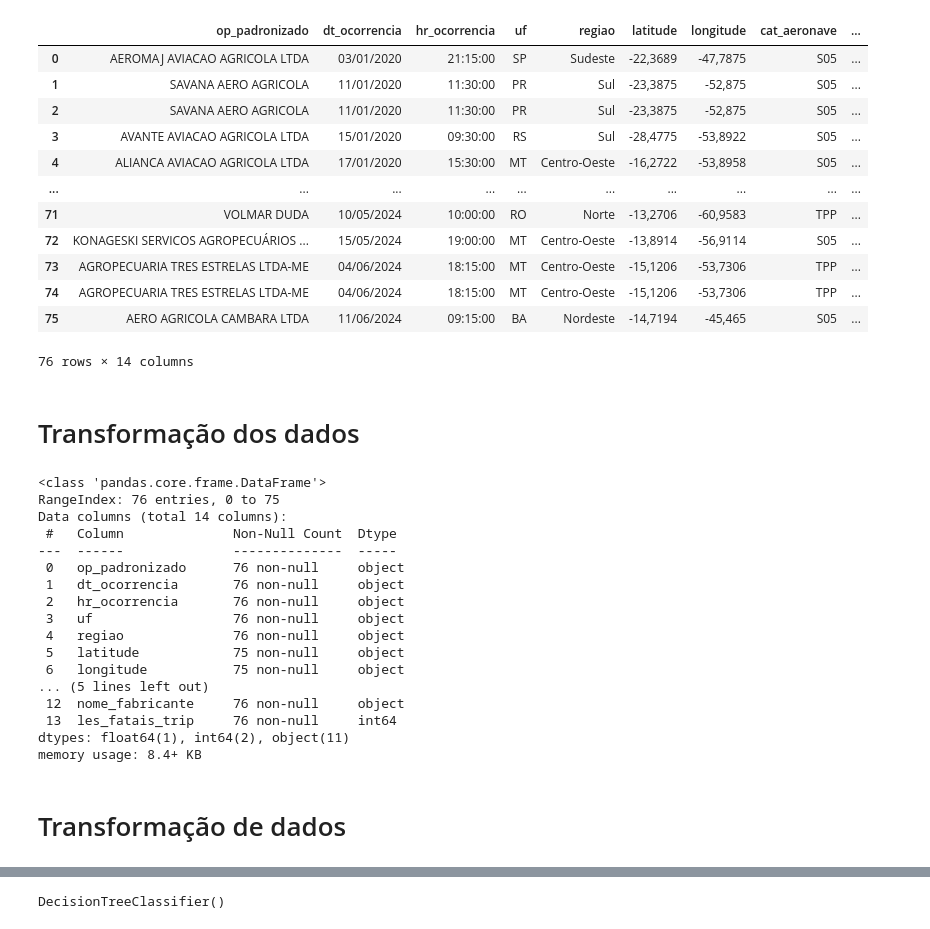
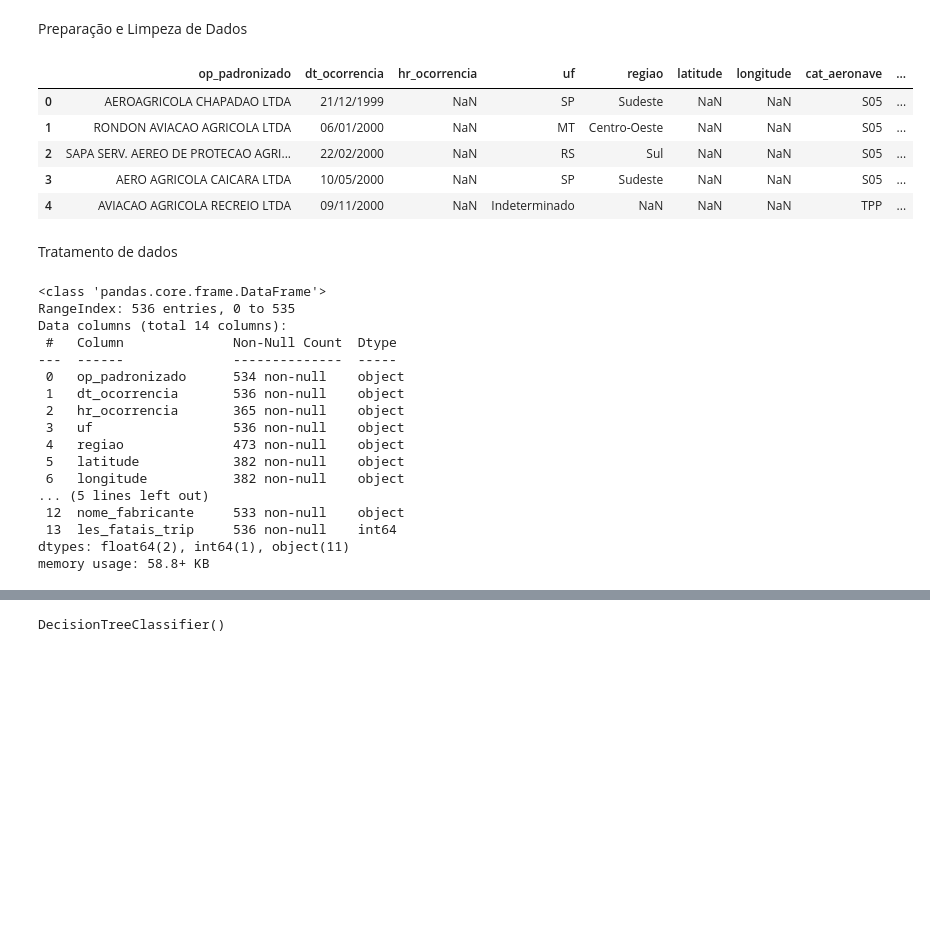
Before and after one commit to vtQuadros/Trabalho-Machine-Learning, a Jupyter notebook: projeto.ipynb, the cells around one changed output, grey strips where cells are left out. Cells and saved outputs as stored; diff of their text form; code cells hidden in the pictures; blank space fills up the shorter version.

```diff
--- a/projeto.ipynb
+++ b/projeto.ipynb
@@ -1 +1,3 @@
+# %% [markdown]
+Preparação e Limpeza de Dados
 # %%
@@ -3,45 +7,35 @@ import pandas as pd
 # %%
-# Leitura dos dados
-df = pd.read_csv("docs/teste.csv")
+# Carregamento e leitura das bibliotecas
+df = pd.read_csv("docs/treino.csv")
 
-df
+df.head()
 # %% [output]
 |  | op_padronizado | dt_ocorrencia | hr_ocorrencia | uf | regiao | latitude | longitude | cat_aeronave | ... |
-| 0 | AEROMAJ AVIACAO AGRICOLA LTDA | 03/01/2020 | 21:15:00 | SP | Sudeste | -22,3689 | -47,7875 | S05 | ... |
-| 1 | SAVANA AERO AGRICOLA | 11/01/2020 | 11:30:00 | PR | Sul | -23,3875 | -52,875 | S05 | ... |
-| 2 | SAVANA AERO AGRICOLA | 11/01/2020 | 11:30:00 | PR | Sul | -23,3875 | -52,875 | S05 | ... |
-| 3 | AVANTE AVIACAO AGRICOLA LTDA | 15/01/2020 | 09:30:00 | RS | Sul | -28,4775 | -53,8922 | S05 | ... |
-| 4 | ALIANCA AVIACAO AGRICOLA LTDA | 17/01/2020 | 15:30:00 | MT | Centro-Oeste | -16,2722 | -53,8958 | S05 | ... |
-| ... | ... | ... | ... | ... | ... | ... | ... | ... | ... |
-| 71 | VOLMAR DUDA | 10/05/2024 | 10:00:00 | RO | Norte | -13,2706 | -60,9583 | TPP | ... |
-| 72 | KONAGESKI SERVICOS AGROPECUÁRIOS ... | 15/05/2024 | 19:00:00 | MT | Centro-Oeste | -13,8914 | -56,9114 | S05 | ... |
-| 73 | AGROPECUARIA TRES ESTRELAS LTDA-ME | 04/06/2024 | 18:15:00 | MT | Centro-Oeste | -15,1206 | -53,7306 | TPP | ... |
-| 74 | AGROPECUARIA TRES ESTRELAS LTDA-ME | 04/06/2024 | 18:15:00 | MT | Centro-Oeste | -15,1206 | -53,7306 | TPP | ... |
-| 75 | AERO AGRICOLA CAMBARA LTDA | 11/06/2024 | 09:15:00 | BA | Nordeste | -14,7194 | -45,465 | S05 | ... |
+| 0 | AEROAGRICOLA CHAPADAO LTDA | 21/12/1999 | NaN | SP | Sudeste | NaN | NaN | S05 | ... |
+| 1 | RONDON AVIACAO AGRICOLA LTDA | 06/01/2000 | NaN | MT | Centro-Oeste | NaN | NaN | S05 | ... |
+| 2 | SAPA SERV. AEREO DE PROTECAO AGRI... | 22/02/2000 | NaN | RS | Sul | NaN | NaN | S05 | ... |
+| 3 | AERO AGRICOLA CAICARA LTDA | 10/05/2000 | NaN | SP | Sudeste | NaN | NaN | S05 | ... |
+| 4 | AVIACAO AGRICOLA RECREIO LTDA | 09/11/2000 | NaN | Indeterminado | NaN | NaN | NaN | TPP | ... |
-76 rows × 14 columns
-# %% [markdown]
-# Transformação dos dados
+# %% [markdown]
+ Tratamento de dados
 # %%
 # Pegar informações da Tabela
-# O interpretador só entende numeros, então precisa converter tudo para int, float ou binário
 df.info()
 # %% [output]
 <class 'pandas.core.frame.DataFrame'>
-RangeIndex: 76 entries, 0 to 75
+RangeIndex: 536 entries, 0 to 535
 Data columns (total 14 columns):
  #   Column              Non-Null Count  Dtype
 ---  ------              --------------  -----
- 0   op_padronizado      76 non-null     object
- 1   dt_ocorrencia       76 non-null     object
- 2   hr_ocorrencia       76 non-null     object
- 3   uf                  76 non-null     object
- 4   regiao              76 non-null     object
- 5   latitude            75 non-null     object
- 6   longitude           75 non-null     object
+ 0   op_padronizado      534 non-null    object
+ 1   dt_ocorrencia       536 non-null    object
+ 2   hr_ocorrencia       365 non-null    object
+ 3   uf                  536 non-null    object
+ 4   regiao              473 non-null    object
+ 5   latitude            382 non-null    object
+ 6   longitude           382 non-null    object
 ... (5 lines left out)
- 12  nome_fabricante     76 non-null     object
- 13  les_fatais_trip     76 non-null     int64
-dtypes: float64(1), int64(2), object(11)
-memory usage: 8.4+ KB
+ 12  nome_fabricante     533 non-null    object
+ 13  les_fatais_trip     536 non-null    int64
+dtypes: float64(2), int64(1), object(11)
+memory usage: 58.8+ KB
-# %% [markdown]
-# Transformação de dados
```
Also changed, not shown: parts of 8 cells of this notebook.
